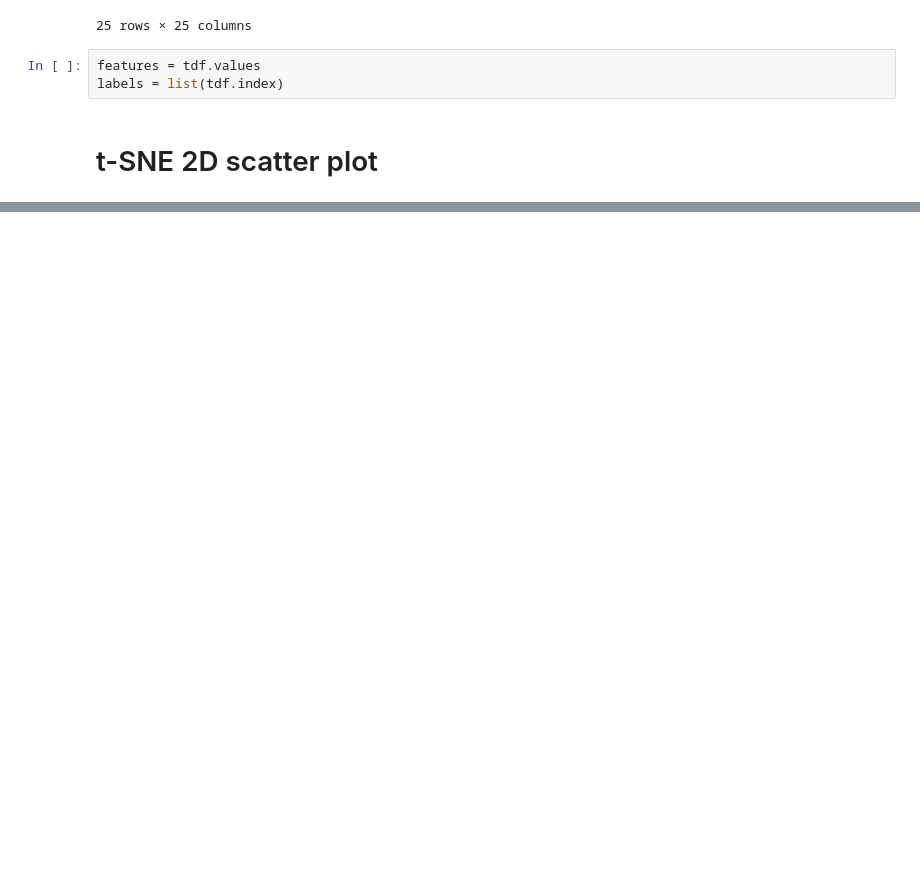
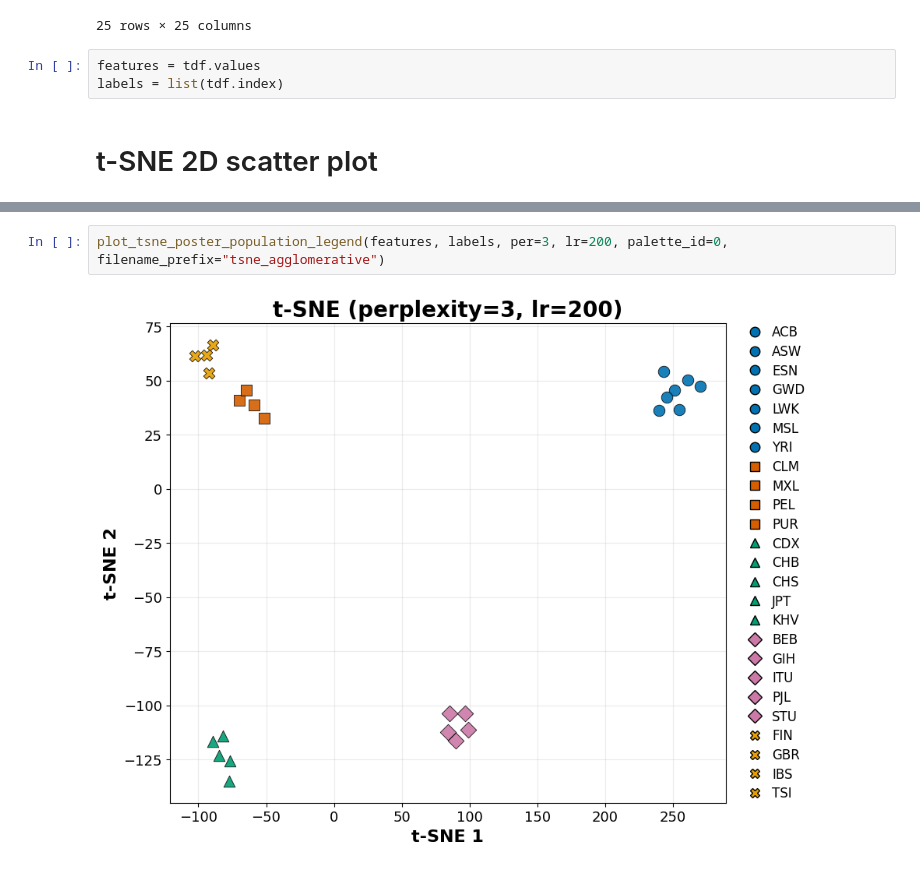
Before and after one commit to emilyvus/cp-gen, a Jupyter notebook: notebooks/cd-as/cd_tsne.ipynb, the cells around one changed output, grey strips where cells are left out. Cells and saved outputs as stored; diff of their text form; blank space fills up the shorter version.

Commit message:
update cp, tsne, silhouette plots of CD

```diff
--- a/notebooks/cd-as/cd_tsne.ipynb
+++ b/notebooks/cd-as/cd_tsne.ipynb
@@ -241,0 +222,4 @@ plot_tsne_poster_population_legend(features, labels, per=3, lr=200, palette_id=0
+# %%
+plot_tsne_poster_population_legend(features, labels, per=3, lr=200, palette_id=0, filename_prefix="tsne_agglomerative")
+# %% [output]
+[figure, added]
```
Also changed, not shown: parts of 3 cells of this notebook, 3 other files.
